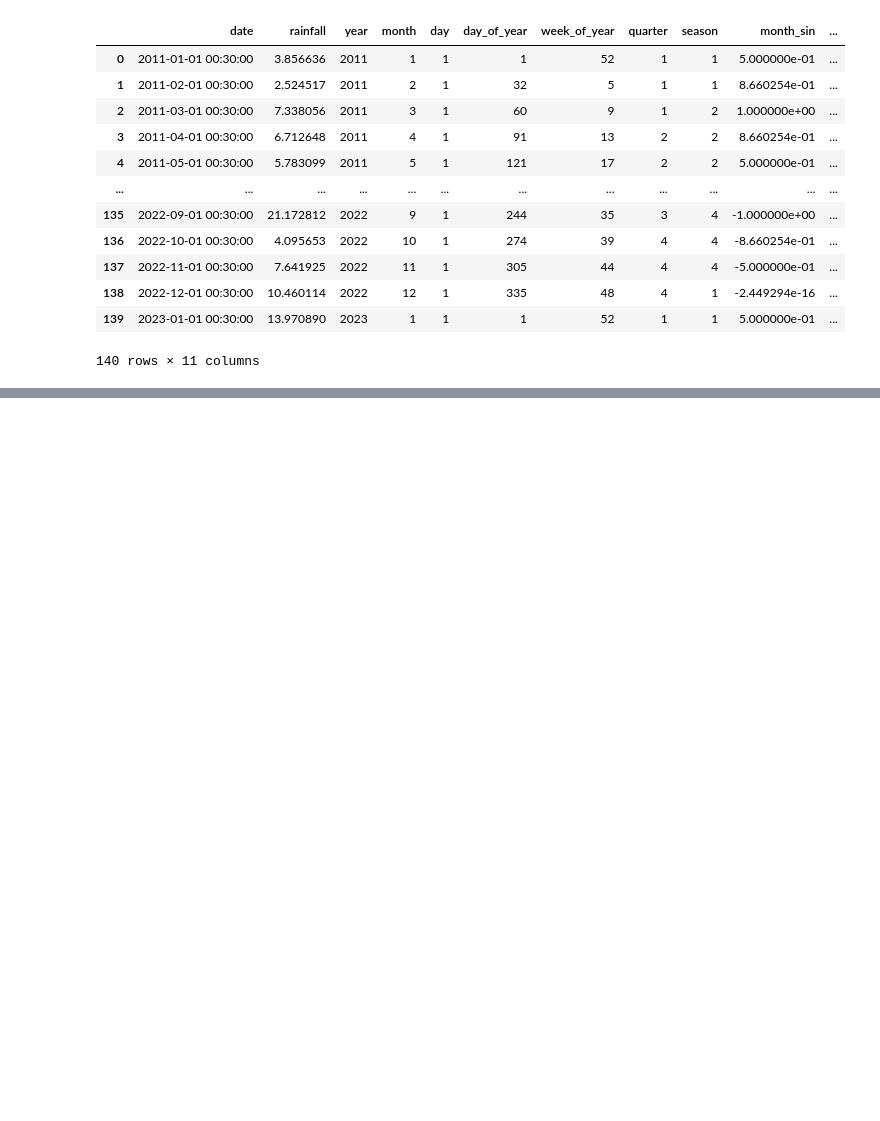
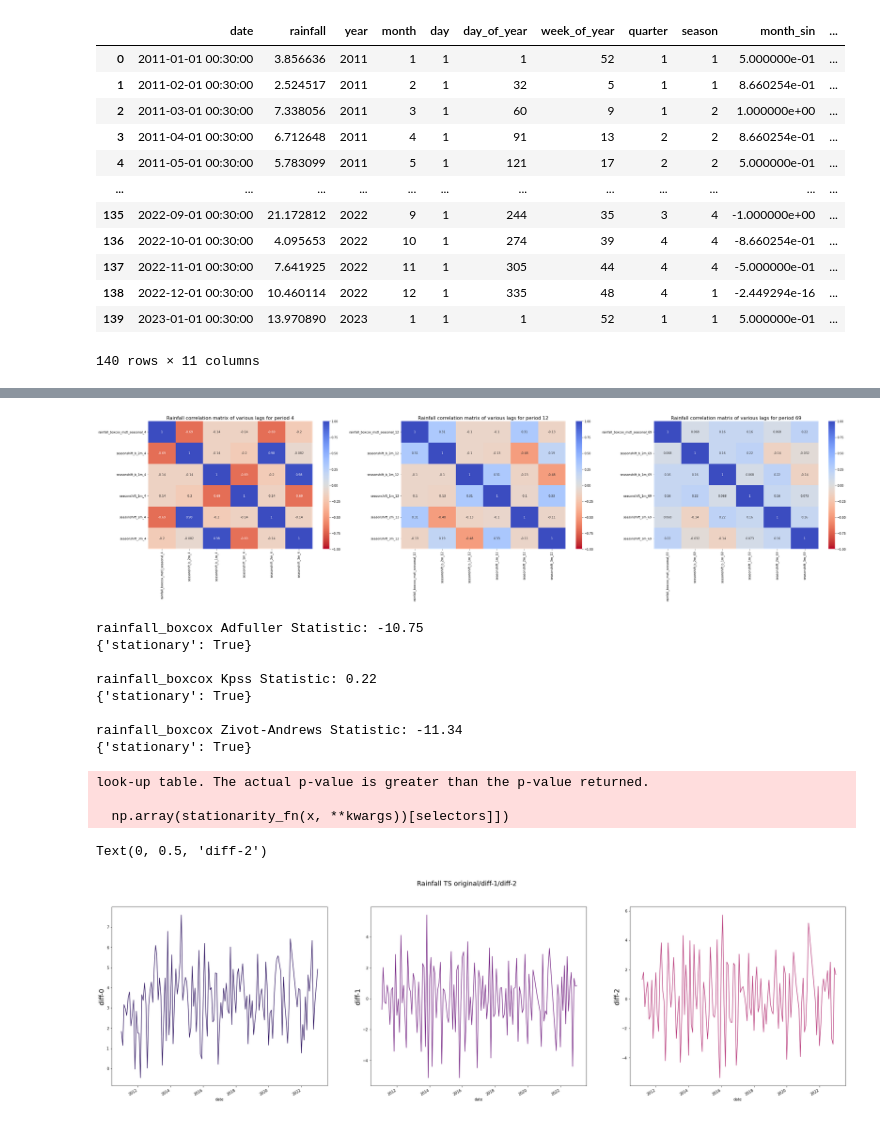
Before and after one commit to alex-gherega/gis-da, a Jupyter notebook: Rainfall-TS-analysis.ipynb, the cells around one changed output, grey strips where cells are left out. Cells and saved outputs as stored; diff of their text form; code cells hidden in the pictures; blank space fills up the shorter version.

```diff
--- a/Rainfall-TS-analysis.ipynb
+++ b/Rainfall-TS-analysis.ipynb
@@ -733,0 +431,80 @@ for lag_i in lags:
+# %%
+column = 'rainfall_boxcox'
+method = 'mstl'
+
+periods=[4,12,6*12-3]
+
+mstl = MSTL(rdf_box[column], periods=periods)
+mstl_decomp = mstl.fit()
+trend     = mstl_decomp.trend
+seasonals = mstl_decomp.seasonal
+resid     = mstl_decomp.resid
+
+shifted_cols = []
+_, ax = plt.subplots(nrows=1, ncols=3, figsize=(36, 9))
+
+## CORR
+for i,per in enumerate(periods):
+    rdf_box[f'seasonal_{per}'] = seasonals[f'seasonal_{per}']
+    rdf_box[f'seasonshift_b_2m_{per}'] = seasonals[f'seasonal_{per}'].shift(-2)
+    rdf_box[f'seasonshift_b_1m_{per}'] = seasonals[f'seasonal_{per}'].shift(-1)
+    rdf_box[f'seasonshift_1m_{per}'] = seasonals[f'seasonal_{per}'].shift(1)
+    rdf_box[f'seasonshift_2m_{per}'] = seasonals[f'seasonal_{per}'].shift(2)
+    rdf_box[f'seasonshift_3m_{per}'] = seasonals[f'seasonal_{per}'].shift(3)
+    shifted_cols.append([f'{column}_{method}_seasonal_{per}',
+                         f'seasonshift_b_2m_{per}',
+                         f'seasonshift_b_1m_{per}',
+                         f'seasonshift_1m_{per}',
+                         f'seasonshift_2m_{per}',
+                         f'seasonshift_3m_{per}'])
+
+    # correlation of lagged TS
+    sns.heatmap(rdf_box[shifted_cols[-1]].corr(), annot=True, vmin=-1, vmax=1, cmap='coolwarm_r', ax=ax[i])
+    ax[i].set_title(f'Rainfall correlation matrix of various lags for period {per}', fontsize=16)
+
+
+plt.tight_layout()
+plt.show()
+## STATIONARITY tests and differencing
+#### ADF test
+dastats.check_stationarity(rdf_box, column,test_fn=dastats.sugars['Adfuller'],
+                           withmsg=False, autolag='AIC')
+#### KPSS test
+dastats.check_stationarity(rdf_box, column, test_fn=dastats.sugars['Kpss'],
+                           withmsg=False, nlags='auto')
+#### Zivot-Andrews test
+dastats.check_stationarity(rdf_box, column, test_fn=dastats.sugars['Zivot-Andrews'],
+                           withmsg=False)
+
+### DIFFERENCING
+fig, ax = plt.subplots(nrows=1,
+                       ncols=3,
+                       sharex=True,
+                       figsize=(36,10))
+
+p = sns.color_palette('magma',5)
+fig.suptitle('Diff',fontsize=20)
+fig.suptitle('Rainfall TS original/diff-1/diff-2',fontsize=18)
+rdf_box[column].plot(ax=ax[0], legend=False, color=p[0])
+ax[0].set_ylabel('diff-0', fontsize=18)
+
+rdf_box[column].diff().plot(ax=ax[1], legend=False, color=p[1])
+ax[1].set_ylabel('diff-1', fontsize=18)
+
+rdf_box[column].diff(periods=2).plot(ax=ax[2], legend=False, color=p[2])
+ax[2].set_ylabel('diff-2', fontsize=18)
+# %% [output]
+[figure, added]
+rainfall_boxcox Adfuller Statistic: -10.75
+{'stationary': True}
+
+rainfall_boxcox Kpss Statistic: 0.22
+{'stationary': True}
+
+rainfall_boxcox Zivot-Andrews Statistic: -11.34
+{'stationary': True}
+look-up table. The actual p-value is greater than the p-value returned.
+
+  np.array(stationarity_fn(x, **kwargs))[selectors]])
+Text(0, 0.5, 'diff-2')
+[figure, added]
```
Also changed, not shown: parts of 17 cells of this notebook, 2 other files.
